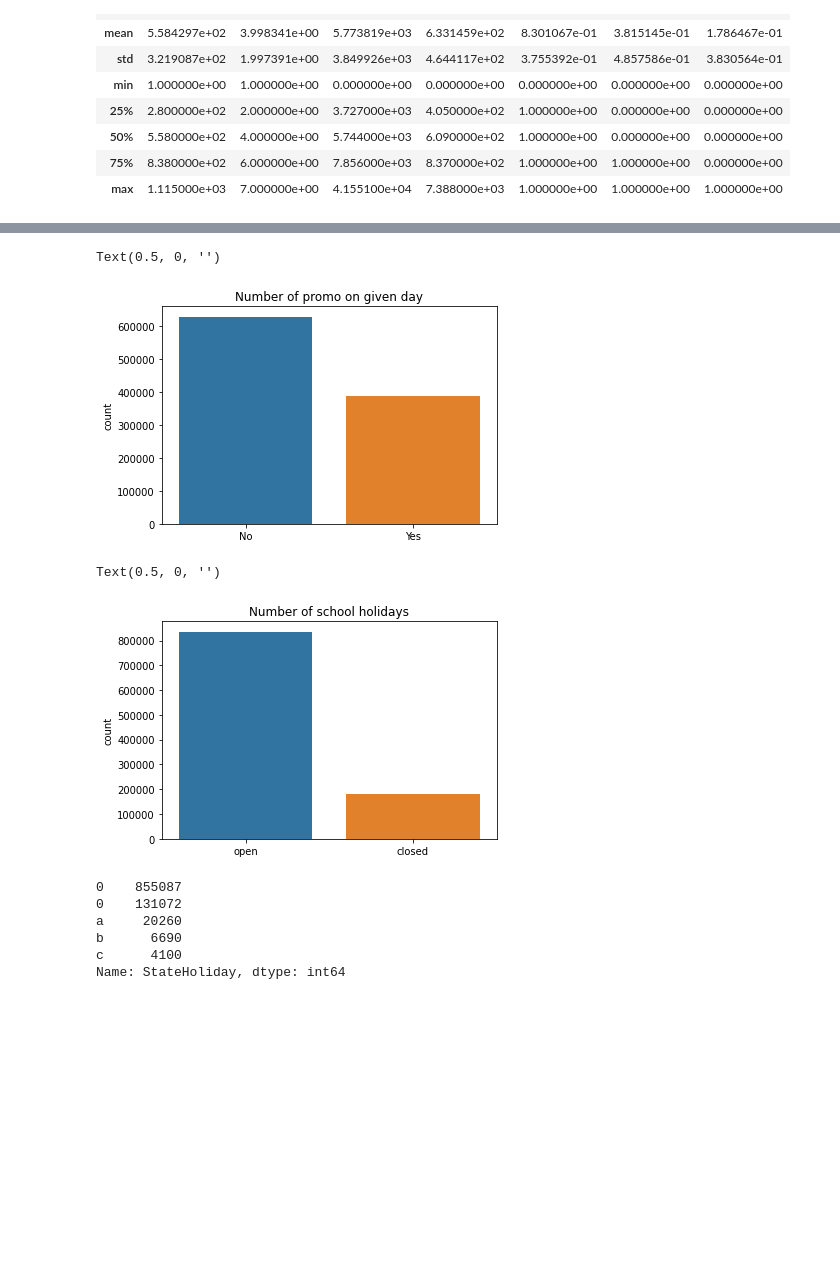
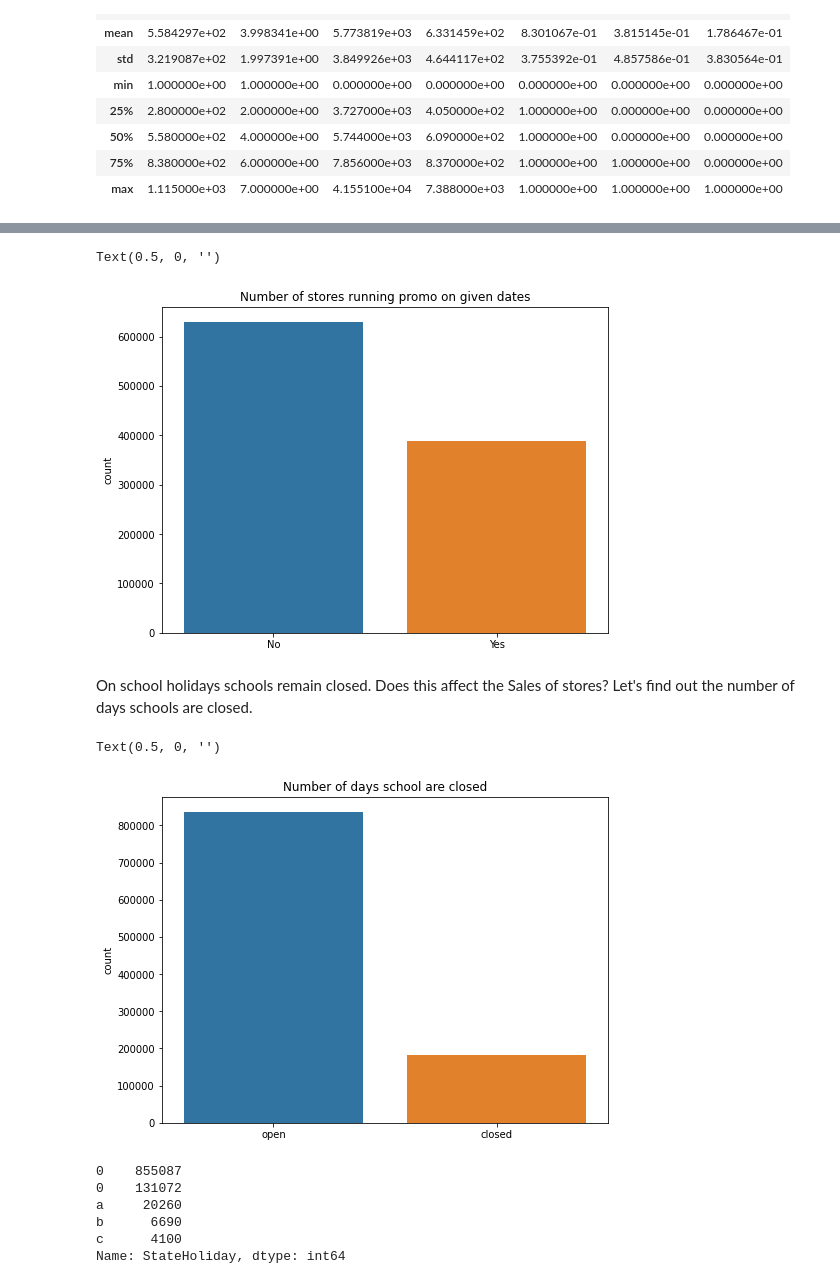
Before and after one commit to hrithikwel8/Rossmann_Sales_Prediction, a Jupyter notebook: Pradip_Rossmann_Sales_Prediction_Capstone_Project.ipynb, the cells around one changed output, grey strips where cells are left out. Drawn from its saved outputs; the diff is of its cells as text; code cells hidden in the pictures; blank space fills up the shorter version.

```diff
--- a/Pradip_Rossmann_Sales_Prediction_Capstone_Project.ipynb
+++ b/Pradip_Rossmann_Sales_Prediction_Capstone_Project.ipynb
@@ -101,9 +110,3 @@ store_data_df.describe()
 | 50% | 5.580000e+02 | 4.000000e+00 | 5.744000e+03 | 6.090000e+02 | 1.000000e+00 | 0.000000e+00 | 0.000000e+00 |
 | 75% | 8.380000e+02 | 6.000000e+00 | 7.856000e+03 | 8.370000e+02 | 1.000000e+00 | 1.000000e+00 | 0.000000e+00 |
 | max | 1.115000e+03 | 7.000000e+00 | 4.155100e+04 | 7.388000e+03 | 1.000000e+00 | 1.000000e+00 | 1.000000e+00 |
-# %%
-# changing date from string to integer value so wee can sort the data
-def date_to_int(date):
-  new_date = date[:4] + date[5:7] + date[8:]
-  return int(new_date)
-store_data_df['new_date'] = store_data_df['Date'].apply(lambda x: date_to_int(x))
@@ -128,21 +129,25 @@ Text(0.5, 0, '')
 # %%
 # number of promo
+plt.figure(figsize=(8,6))
 count = sns.countplot(x=store_data_df['Promo'])
-count.set_title('Number of promo on given day')
+count.set_title('Number of stores running promo on given dates')
 count.set_xticklabels(['No', 'Yes'])
 count.set_xlabel('')
 # %% [output]
 Text(0.5, 0, '')
-[figure, old version]
+[figure, new version]
+# %% [markdown]
+On school holidays schools remain closed. Does this affect the Sales of stores? Let's find out the number of days schools are closed.
 # %%
 # number of school holiday
+plt.figure(figsize=(8,6))
 count = sns.countplot(x=store_data_df['SchoolHoliday'])
-count.set_title('Number of school holidays')
+count.set_title('Number of days school are closed')
 count.set_xticklabels(['open', 'closed'])
 count.set_xlabel('')
 # %% [output]
 Text(0.5, 0, '')
-[figure, old version]
+[figure, new version]
 # %%
 store_data_df['StateHoliday'].value_counts()
 # %% [output]
```
Also changed, not shown: parts of 52 cells of this notebook.
